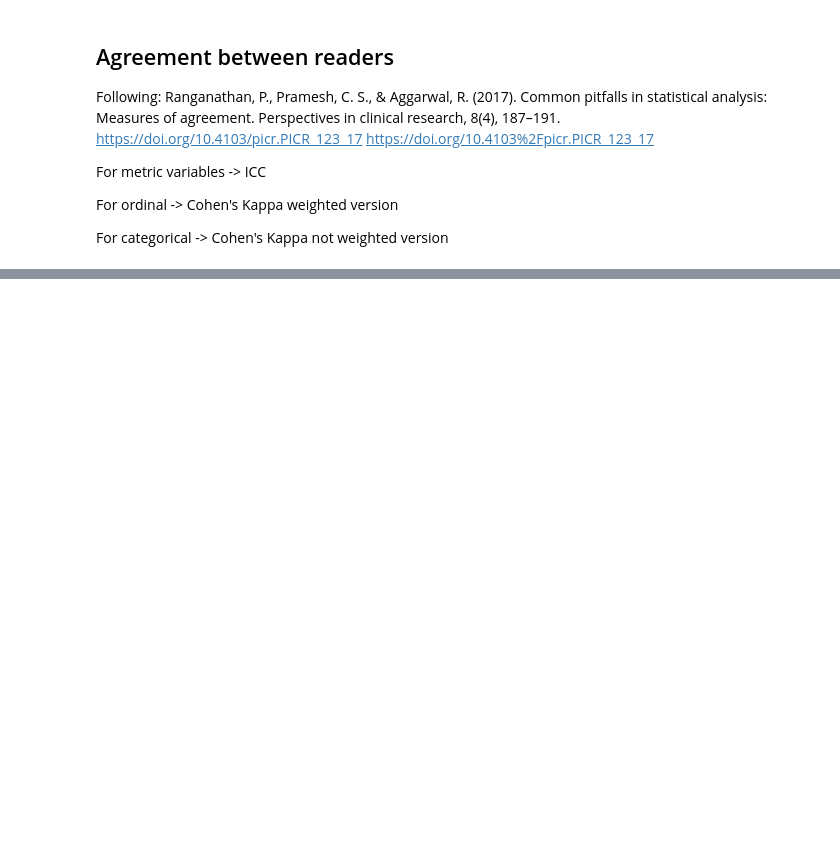
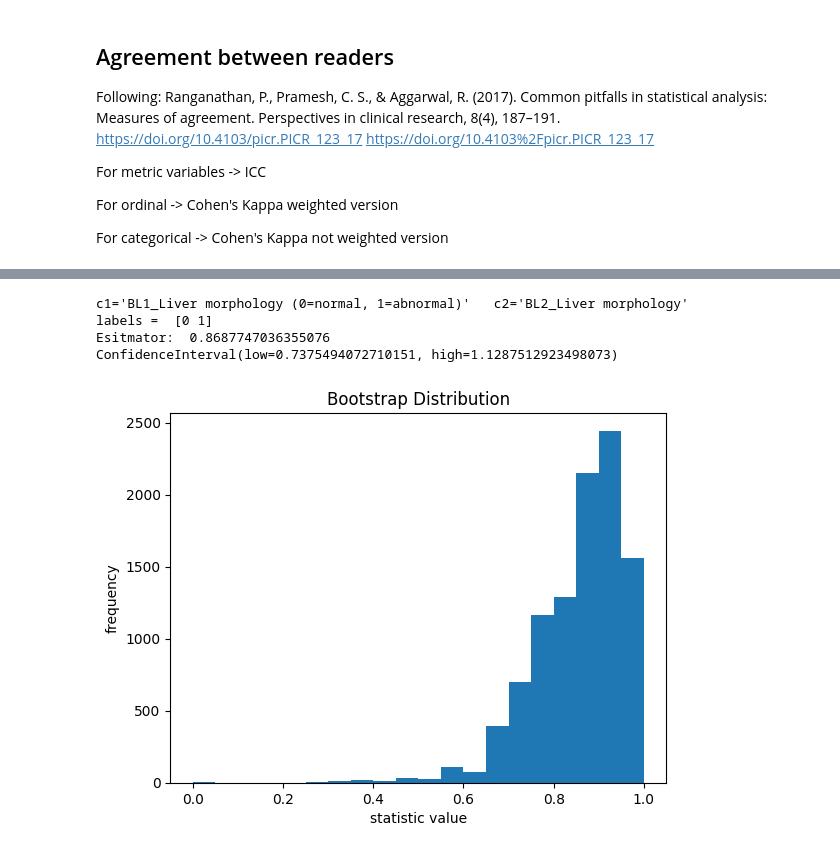
Before and after one commit to ClemensWatzenboeck/cdata_utils, a Jupyter notebook: nb/psvd/03_reader_comparison.ipynb, the cells around one changed output, grey strips where cells are left out. Cells and saved outputs as stored; diff of their text form; code cells hidden in the pictures; blank space fills up the shorter version.

Commit message:
Add bootstraping for CI95% of Cohens Kappa

```diff
--- a/nb/psvd/03_reader_comparison.ipynb
+++ b/nb/psvd/03_reader_comparison.ipynb
@@ -22,6 +22,13 @@ import numpy as np
 import cdata_utils.utils
 import datetime
 
+import numpy as np
+from scipy.stats import norm
+import matplotlib.pyplot as plt
+import scipy
+import scipy.stats
+
+rng = np.random.default_rng(seed=2024)
 
 import json
 
@@ -71,8 +78,8 @@ else: # laptop
     data_path = Path("/home/clemens/Dropbox/work/data/livermodel/PSVD/")
     # data_path = Path("/home/clemens/projects/project_liver_model/data/PSVD")
 
-
-
+import sklearn
+import sklearn.metrics
 from sklearn.metrics import cohen_kappa_score
 
 
@@ -340 +530,41 @@ agreement_results_non_metric
+# %%
+## We need confidence intervals for cohens kappa
+# Probably the most reliable way is to do this with bootstraping
+
+df_tmp = pd.DataFrame([{"c1": 'BL1_Liver morphology (0=normal, 1=abnormal)',
+               "c2": 'BL2_Liver morphology'}])
+df_tmp = pd.concat([df_pairs_non_metric, df_tmp]).reset_index()
+
+idx = 0
+idx = 11
+c1, c2 = df_tmp.loc[idx, "c1"], df_tmp.loc[idx, "c2"]
+print(f"{c1=}   {c2=}")
+data = df[[c1, c2]].dropna().reset_index(drop=True).rename(columns={c1: "y1", c2: "y2"})
+data
+
+# kappa = sklearn.metrics.cohen_kappa_score(data["y1"], data["y2"])
+y1 = data["y1"].to_numpy()
+y2 = data["y2"].to_numpy()
+
+
+data_bootstrap = (y1, y2)
+labels=np.array(list(set(y1) | set(y2)))
+print("labels = ", labels)
+estimator = lambda y1, y2: my_cohen_kappa_score(y1, y2, labels=labels)
+res =  scipy.stats.bootstrap(data_bootstrap, estimator, paired=True, method='basic', random_state=rng, confidence_level=0.95)
+print("Esitmator: ", estimator(y1, y2))
+print(res.confidence_interval)
+
+fig, ax = plt.subplots()
+ax.hist(res.bootstrap_distribution, bins=20)
+ax.set_title('Bootstrap Distribution')
+ax.set_xlabel('statistic value')
+ax.set_ylabel('frequency')
+plt.show()
+# %% [output]
+c1='BL1_Liver morphology (0=normal, 1=abnormal)'   c2='BL2_Liver morphology'
+labels =  [0 1]
+Esitmator:  0.8687747036355076
+ConfidenceInterval(low=0.7375494072710151, high=1.1287512923498073)
+[figure, added]
 # %%
```
Also changed, not shown: parts of 14 cells of this notebook.
